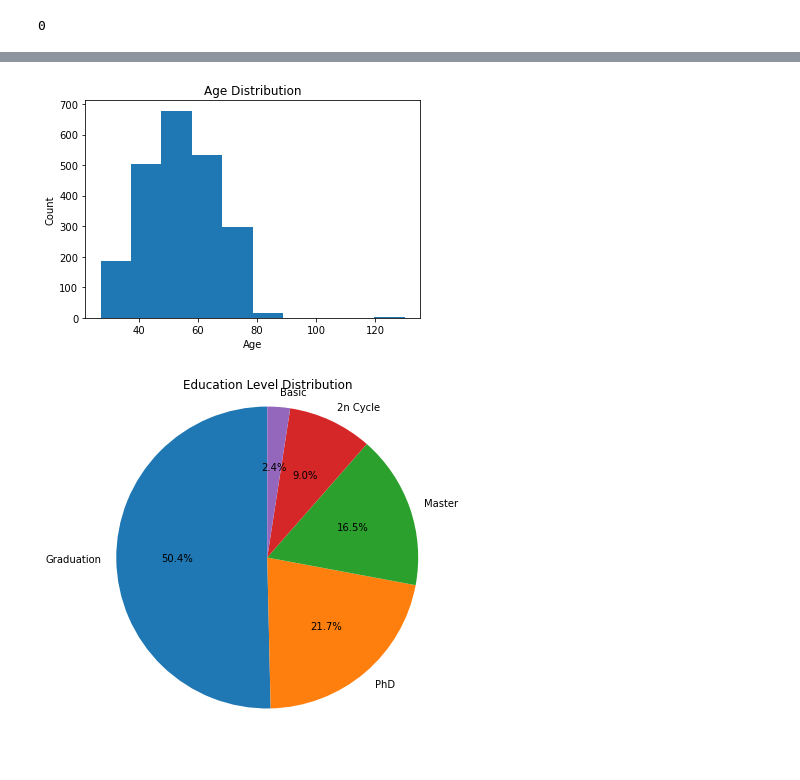
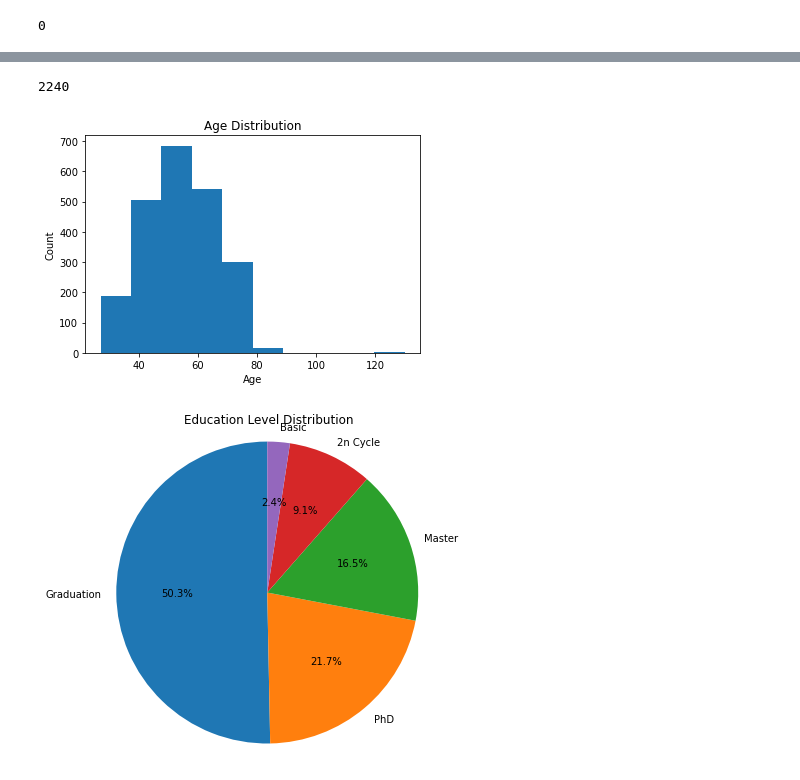
Before and after one commit to Caitlino88/data-analysis-portfolio, a Jupyter notebook: Marketing Campaign Analysis of Wine Business.ipynb, the cells around one changed output, grey strips where cells are left out. Cells and saved outputs as stored; diff of their text form; code cells hidden in the pictures.

```diff
--- a/Marketing Campaign Analysis of Wine Business.ipynb
+++ b/Marketing Campaign Analysis of Wine Business.ipynb
@@ -115,17 +115,18 @@ Name: Age, Length: 2216, dtype: int64
 # %%
-#Get unique user ids 进行用户id去重
+#Get unique user ids 检查id是否重复
 unique_ids = df_wine['ID'].unique()
-df_unique = pd.DataFrame({'ID': unique_ids})
-df_merged = pd.merge(df_unique, df_wine, on = 'ID', how = 'left')
-
-#create histagram of age 年龄分布直方图
-df_age = df_merged['Age']
-df_age.plot(kind ='hist', x = 'Age')
-plt.xlabel('Age')
-plt.ylabel('Count')
-plt.title('Age Distribution')
-plt.show()
+len(unique_ids)
 # %% [output]
-[figure, removed]
+2240
+# %%
+#create histagram of age 年龄分布直方图
+df_age = df_wine['Age']
+df_age.plot(kind ='hist', x = 'Age')
+plt.xlabel('Age')
+plt.ylabel('Count')
+plt.title('Age Distribution')
+plt.show()
+# %% [output]
+[figure, added]
 # %%
 #2.2Education level distribution 用户教育水平分布
```
Also changed, not shown: parts of 20 cells of this notebook.
